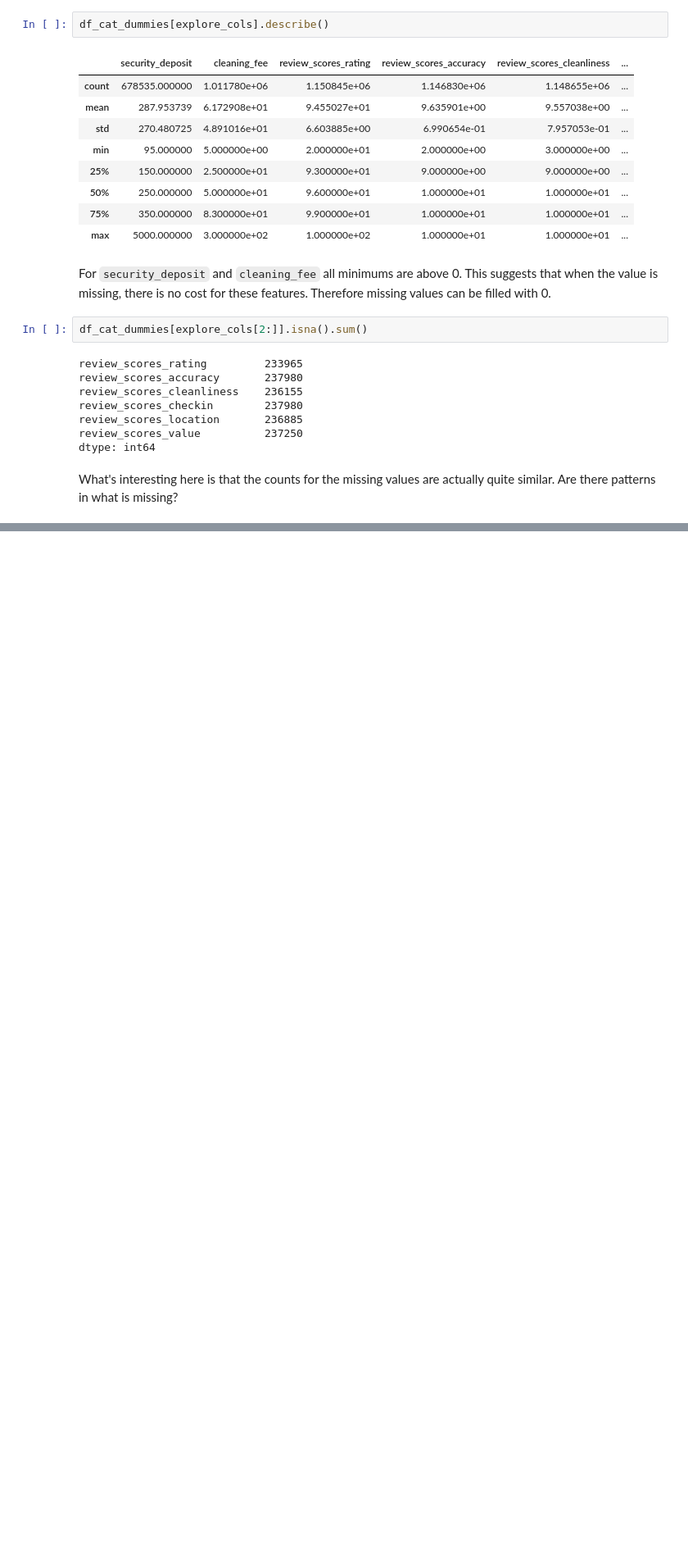
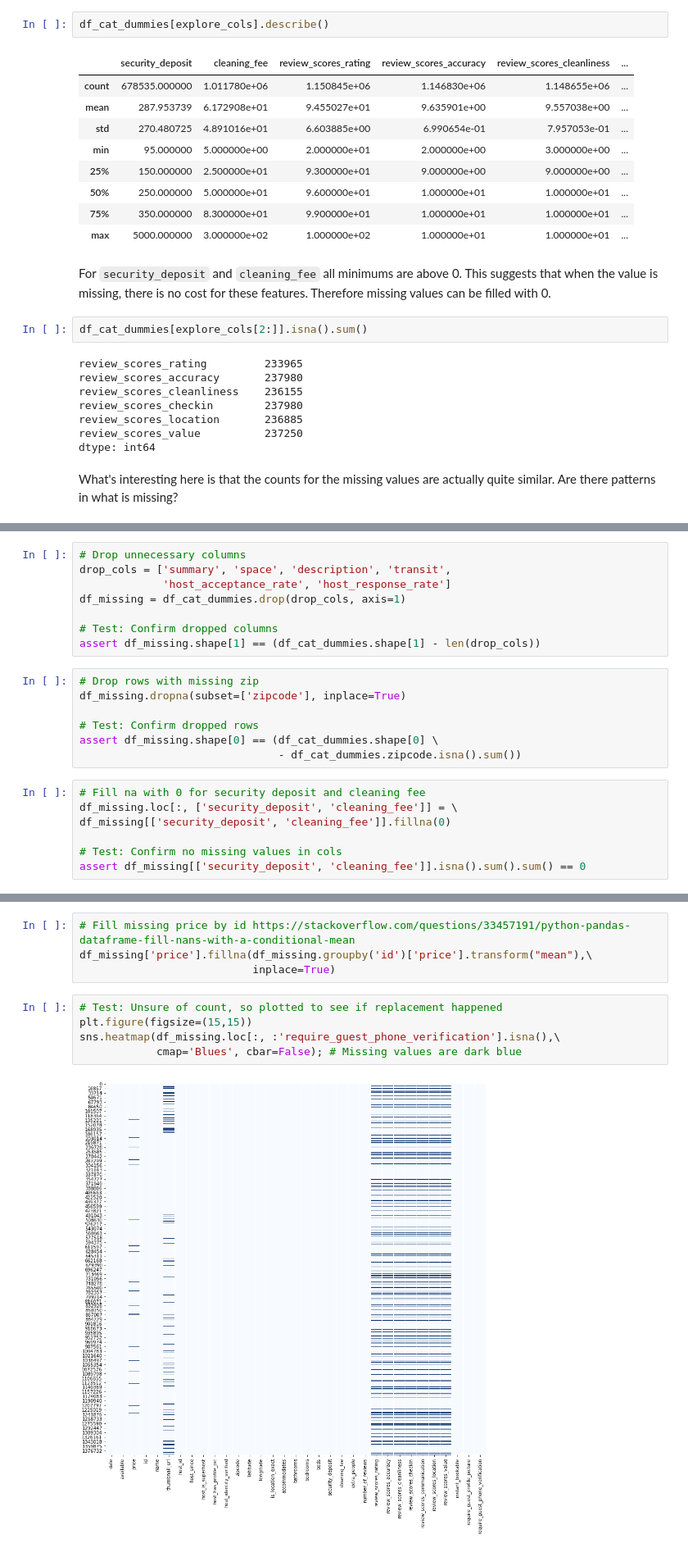
Before and after one commit to rebeccaebarnes/DSND-Project-4, a Jupyter notebook: seattle_airbnb_exploration.ipynb, the cells around one changed output, grey strips where cells are left out. Shown: that part at 82% size. Saved outputs shown, nothing was run; the diff lists cells and outputs as text; blank space fills up the shorter version.

```diff
--- a/seattle_airbnb_exploration.ipynb
+++ b/seattle_airbnb_exploration.ipynb
@@ -1124,0 +1151,22 @@ KeyboardInterrupt:
+# %%
+# Drop unnecessary columns
+drop_cols = ['summary', 'space', 'description', 'transit',
+             'host_acceptance_rate', 'host_response_rate']
+df_missing = df_cat_dummies.drop(drop_cols, axis=1)
+
+# Test: Confirm dropped columns
+assert df_missing.shape[1] == (df_cat_dummies.shape[1] - len(drop_cols))
+# %%
+# Drop rows with missing zip
+df_missing.dropna(subset=['zipcode'], inplace=True)
+
+# Test: Confirm dropped rows
+assert df_missing.shape[0] == (df_cat_dummies.shape[0] \
+                               - df_cat_dummies.zipcode.isna().sum())
+# %%
+# Fill na with 0 for security deposit and cleaning fee
+df_missing.loc[:, ['security_deposit', 'cleaning_fee']] = \
+df_missing[['security_deposit', 'cleaning_fee']].fillna(0)
+
+# Test: Confirm no missing values in cols
+assert df_missing[['security_deposit', 'cleaning_fee']].isna().sum().sum() == 0
@@ -1124,0 +1200,11 @@ KeyboardInterrupt:
+# %%
+# Fill missing price by id https://stackoverflow.com/questions/33457191/python-pandas-dataframe-fill-nans-with-a-conditional-mean
+df_missing['price'].fillna(df_missing.groupby('id')['price'].transform("mean"),\
+                           inplace=True)
+# %%
+# Test: Unsure of count, so plotted to see if replacement happened
+plt.figure(figsize=(15,15))
+sns.heatmap(df_missing.loc[:, :'require_guest_phone_verification'].isna(),\
+            cmap='Blues', cbar=False); # Missing values are dark blue
+# %% [output]
+[figure, added]
```
Also changed, not shown: parts of 17 cells of this notebook.
